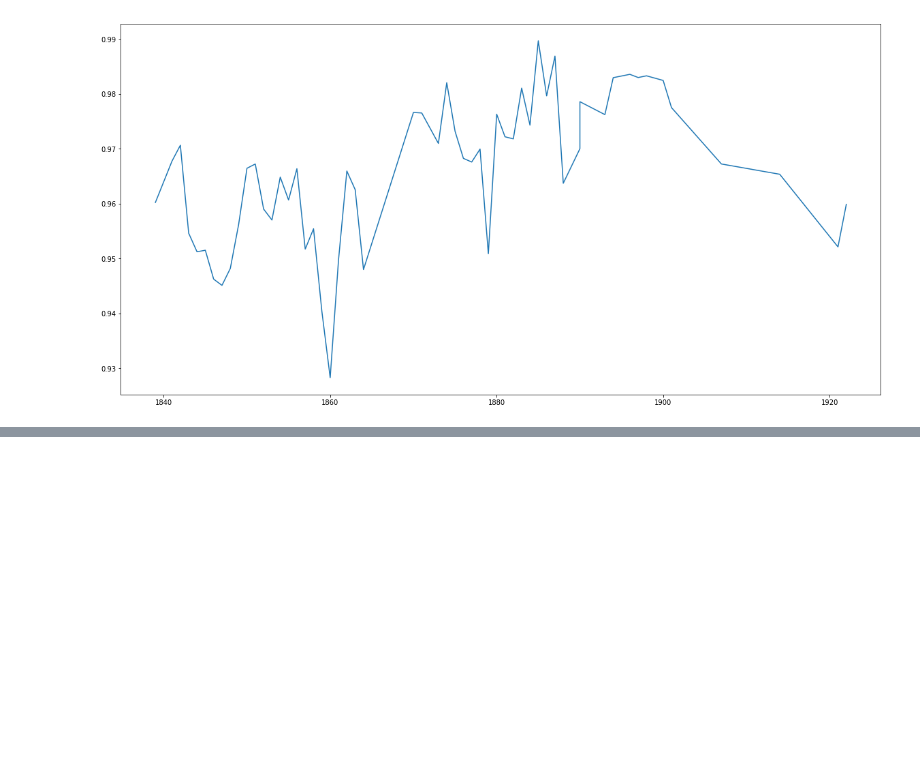
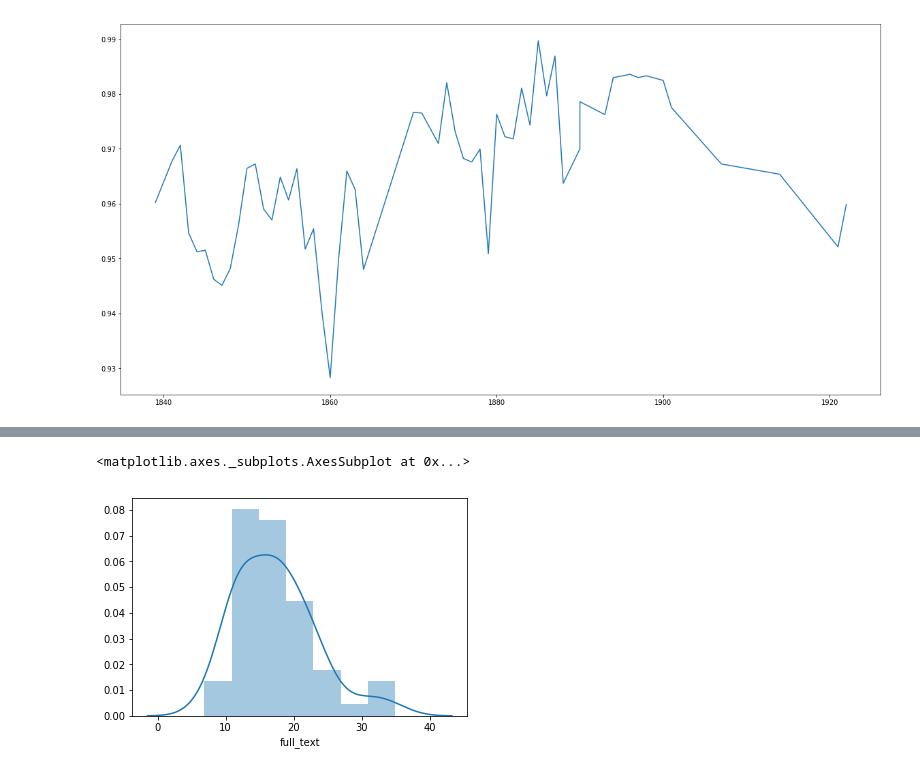
Before and after one commit to adescombes/Richelieu, a Jupyter notebook: Gallica OCR confidence stats.ipynb, the cells around one changed output, grey strips where cells are left out. Cells and saved outputs as stored; diff of their text form; code cells hidden in the pictures; blank space fills up the shorter version.

```diff
--- a/Gallica OCR confidence stats.ipynb
+++ b/Gallica OCR confidence stats.ipynb
@@ -288,0 +399,10 @@ plt.plot(data['annee'], data['confidence'])
+# %%
+df_lines = pd.read_pickle('df_lines.pickle')
+# %%
+lines_per_doc = df_lines.groupby(level=[0]).count()
+lines_not_maj_per_doc = df_lines.str.contains(r'^[^A-Z]').groupby(level=[0]).sum()
+# %%
+sns.distplot(lines_not_maj_per_doc/lines_per_doc*100)
+# %% [output]
+<matplotlib.axes._subplots.AxesSubplot at 0x...>
+[figure, added]
```
Also changed, not shown: parts of 103 cells of this notebook.
